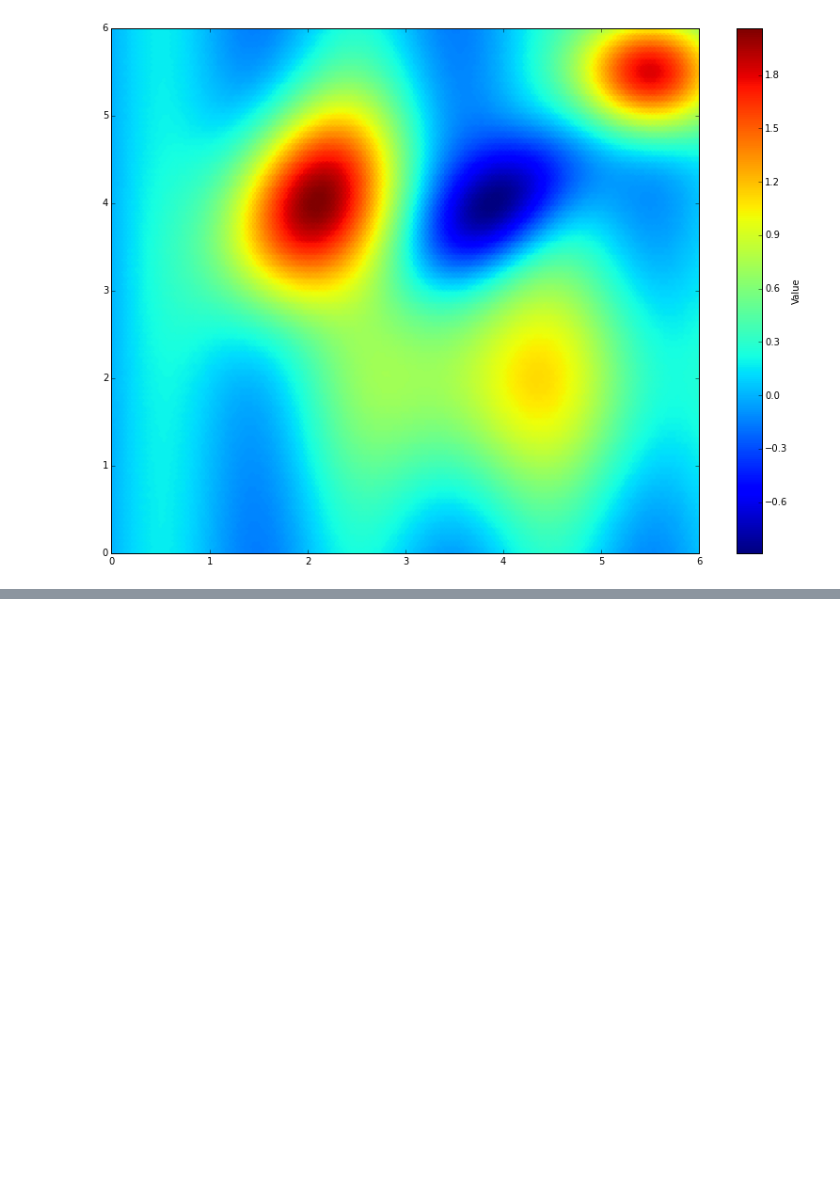
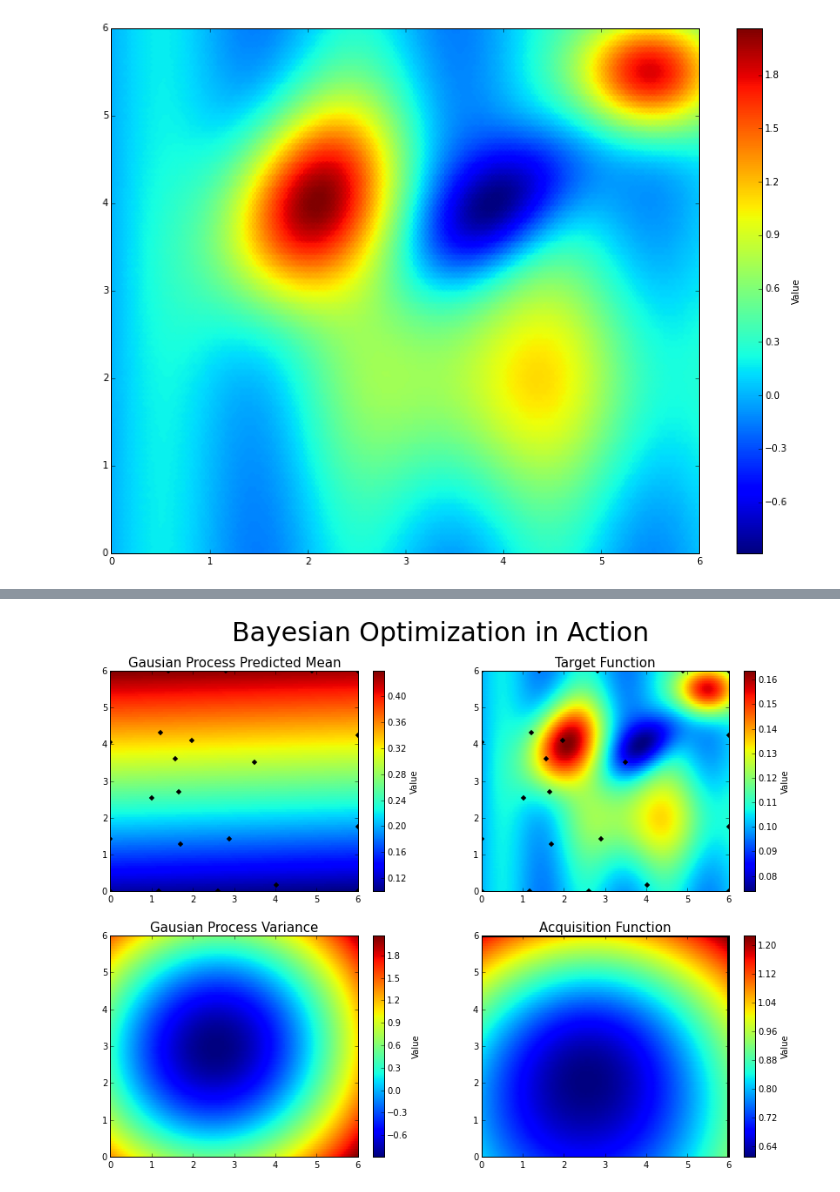
Before and after one commit to bayesian-optimization/BayesianOptimization, a Jupyter notebook: examples/2d_function.ipynb, the cells around one changed output, grey strips where cells are left out. Saved outputs shown, nothing was run; the diff lists cells and outputs as text; code cells hidden in the pictures; blank space fills up the shorter version.

```diff
--- a/examples/2d_function.ipynb
+++ b/examples/2d_function.ipynb
@@ -93,0 +199,5 @@ ax[1][1].axis([x.min(), x.max(), y.min(), y.max()])
+# %%
+bo.maximize(init_points=0, n_iter=5, acq='ucb', kappa=5, **gp_params)
+plot_2d()
+# %% [output]
+[figure, added]
```
Also changed, not shown: parts of 11 cells of this notebook, 4 other files.
